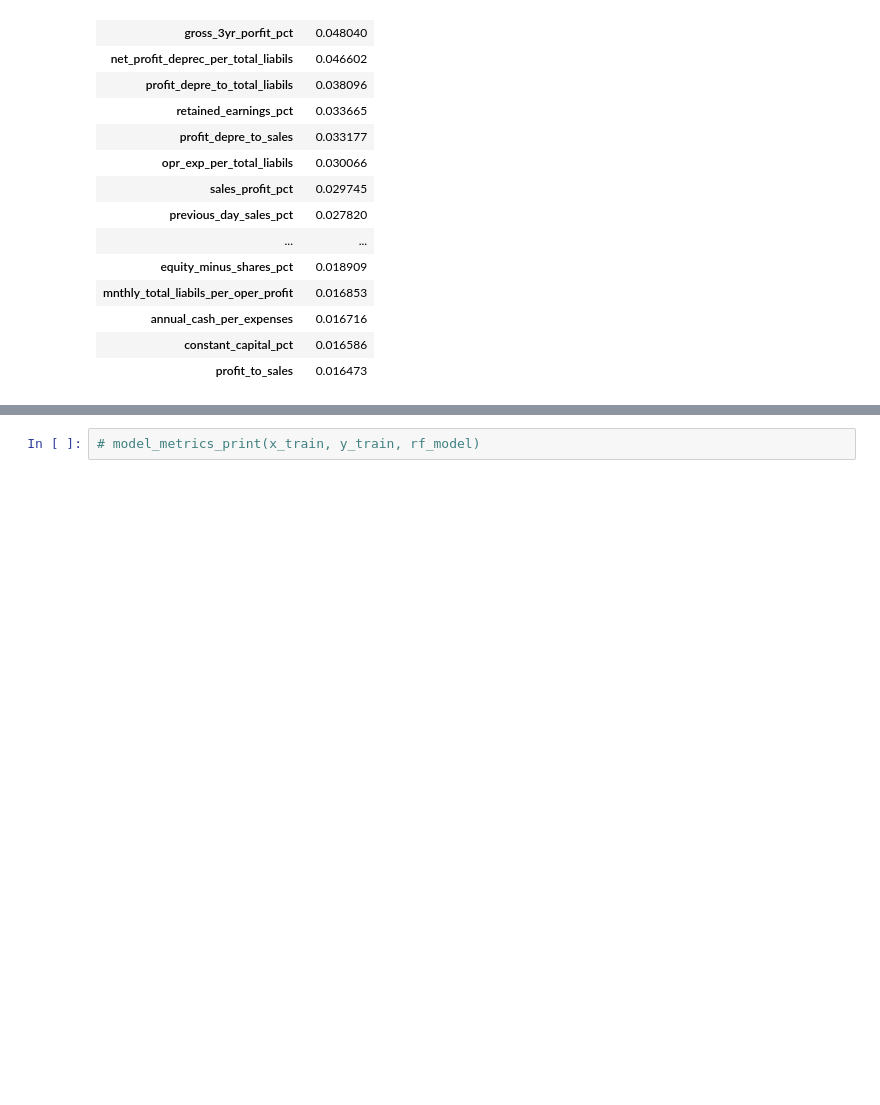
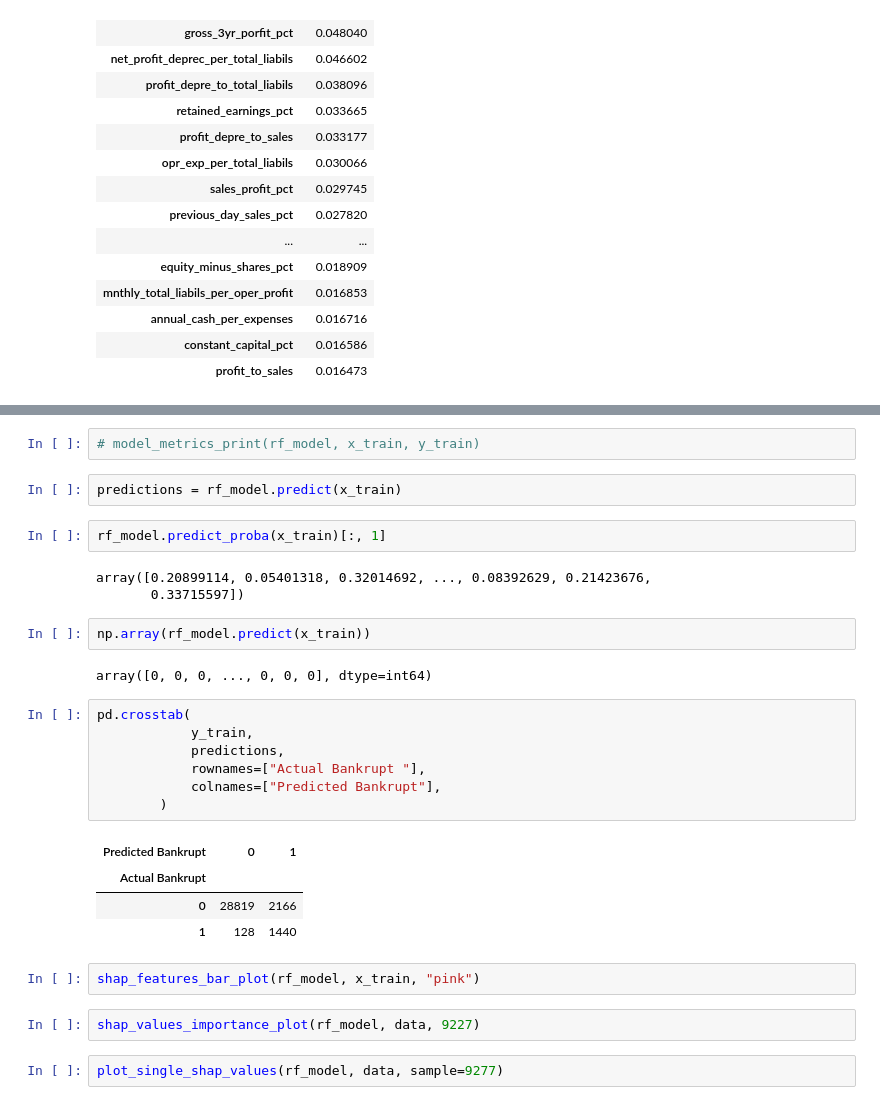
Before and after one commit to mconwa02/bankruptcy_commute_hack, a Jupyter notebook: dataset_analysis.ipynb, the cells around one changed output, grey strips where cells are left out. Saved outputs shown, nothing was run; the diff lists cells and outputs as text; blank space fills up the shorter version.

```diff
--- a/dataset_analysis.ipynb
+++ b/dataset_analysis.ipynb
@@ -131,2 +160,31 @@ feature_importance(rf_model, x_train).head(20)
 # %%
-# model_metrics_print(x_train, y_train, rf_model)
+# model_metrics_print(rf_model, x_train, y_train)
+# %%
+predictions = rf_model.predict(x_train)
+# %%
+rf_model.predict_proba(x_train)[:, 1]
+# %% [output]
+array([0.20899114, 0.05401318, 0.32014692, ..., 0.08392629, 0.21423676,
+       0.33715597])
+# %%
+np.array(rf_model.predict(x_train))
+# %% [output]
+array([0, 0, 0, ..., 0, 0, 0], dtype=int64)
+# %%
+pd.crosstab(
+            y_train,
+            predictions,
+            rownames=["Actual Bankrupt "],
+            colnames=["Predicted Bankrupt"],
+        )
+# %% [output]
+| Predicted Bankrupt | 0 | 1 |
+| Actual Bankrupt |  |  |
+| 0 | 28819 | 2166 |
+| 1 | 128 | 1440 |
+# %%
+shap_features_bar_plot(rf_model, x_train, "pink")
+# %%
+shap_values_importance_plot(rf_model, data, 9227)
+# %%
+plot_single_shap_values(rf_model, data, sample=9277)
```
Also changed, not shown: parts of 9 cells of this notebook.
